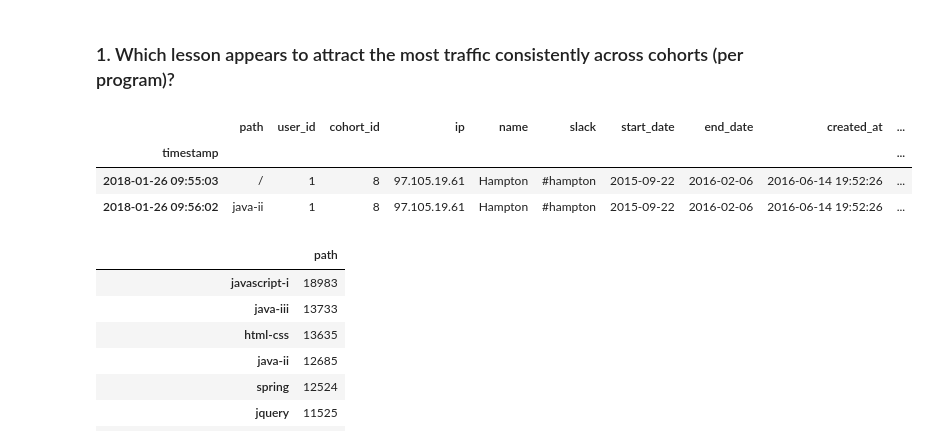
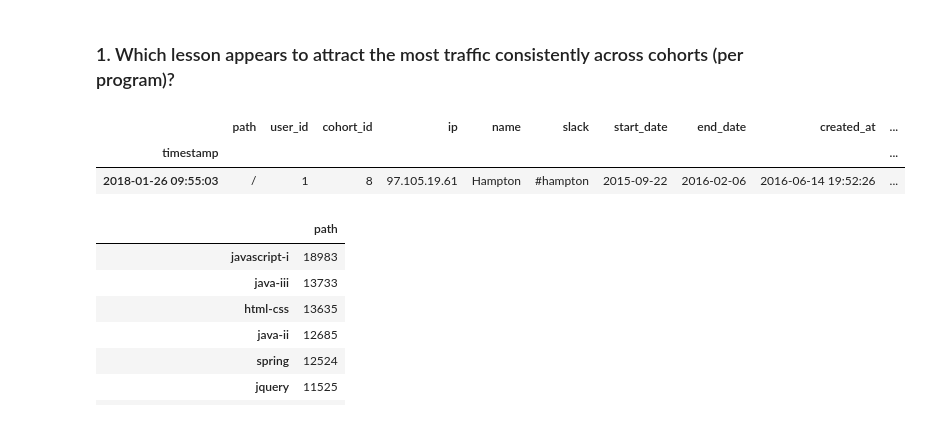
Before and after one commit to jeffakins/anomaly_detection_project, a Jupyter notebook: anomaly_detection_project.ipynb, the cells around one changed output. Cells and saved outputs as stored; diff of their text form; code cells hidden in the pictures.

```diff
--- a/anomaly_detection_project.ipynb
+++ b/anomaly_detection_project.ipynb
@@ -74,12 +74,11 @@ plt.show()
 # %% [markdown]
 ### 1. Which lesson appears to attract the most traffic consistently across cohorts (per program)?
 # %%
-log.head(2)
+log.head(1)
 # %% [output]
 |  | path | user_id | cohort_id | ip | name | slack | start_date | end_date | created_at | ... |
 | timestamp |  |  |  |  |  |  |  |  |  | ... |
 | 2018-01-26 09:55:03 | / | 1 | 8 | 97.105.19.61 | Hampton | #hampton | 2015-09-22 | 2016-02-06 | 2016-06-14 19:52:26 | ... |
-| 2018-01-26 09:56:02 | java-ii | 1 | 8 | 97.105.19.61 | Hampton | #hampton | 2015-09-22 | 2016-02-06 | 2016-06-14 19:52:26 | ... |
 # %%
 # Removing all paths that are not a lesson
 lesson = log.copy()
```
Also changed, not shown: parts of 20 cells of this notebook.
